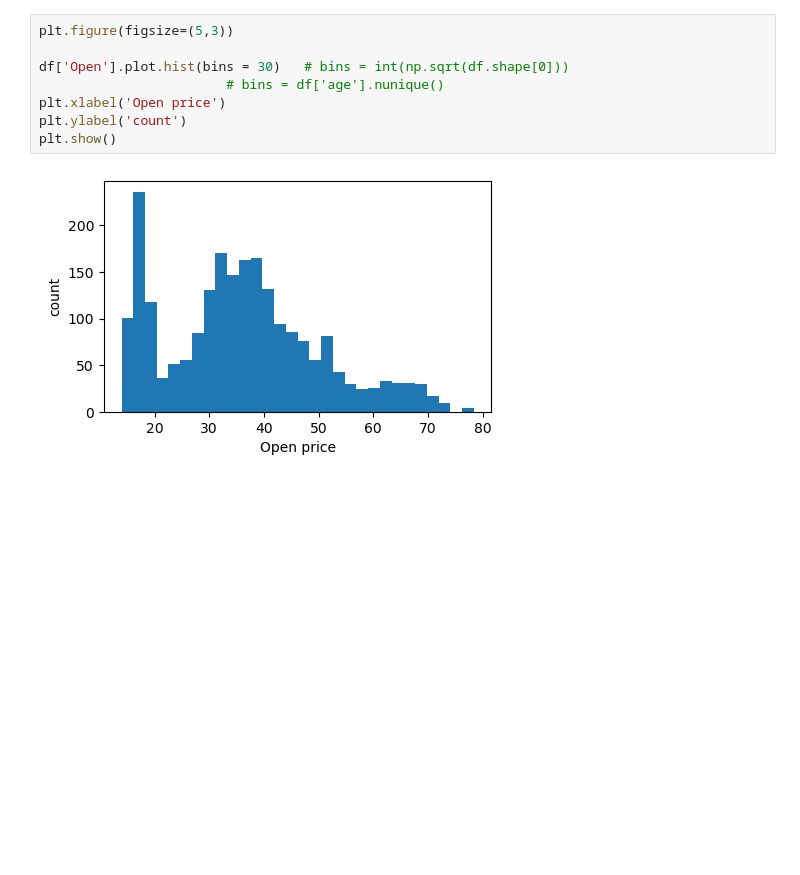
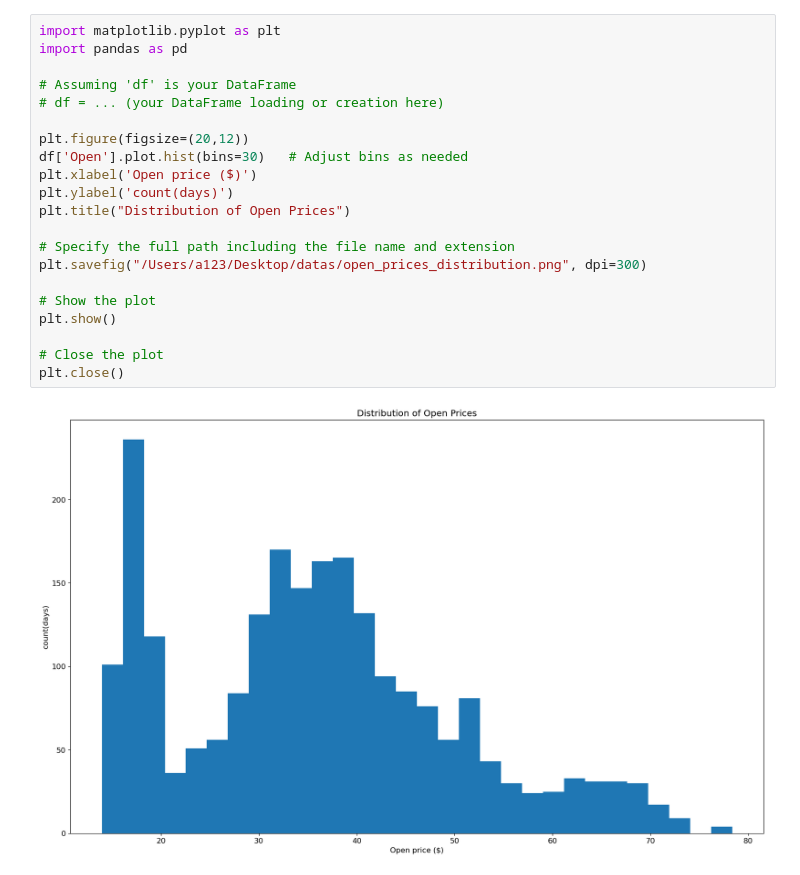
Before and after one commit to Psy3962/data1030_projects, a Jupyter notebook: Untitled.ipynb, the cells around one changed output. Drawn from its saved outputs; the diff is of its cells as text; blank space fills up the shorter version.

```diff
--- a/Untitled.ipynb
+++ b/Untitled.ipynb
@@ -41,13 +43,26 @@ std        14.372057
 max      2.692131e+08
 Name: Volume, dtype: float64
 # %%
-plt.figure(figsize=(5,3))
+import matplotlib.pyplot as plt
+import pandas as pd
 
-df['Open'].plot.hist(bins = 30)   # bins = int(np.sqrt(df.shape[0]))
-                        # bins = df['age'].nunique()
-plt.xlabel('Open price')
-plt.ylabel('count')
+# Assuming 'df' is your DataFrame
+# df = ... (your DataFrame loading or creation here)
+
+plt.figure(figsize=(20,12))
+df['Open'].plot.hist(bins=30)   # Adjust bins as needed
+plt.xlabel('Open price ($)')
+plt.ylabel('count(days)')
+plt.title("Distribution of Open Prices")
+
+# Specify the full path including the file name and extension
+plt.savefig("/Users/a123/Desktop/datas/open_prices_distribution.png", dpi=300)
+
+# Show the plot
 plt.show()
+
+# Close the plot
+plt.close()
 # %% [output]
-[figure, old version]
+[figure, new version]
 # %%
```
Also changed, not shown: parts of 34 cells of this notebook.
